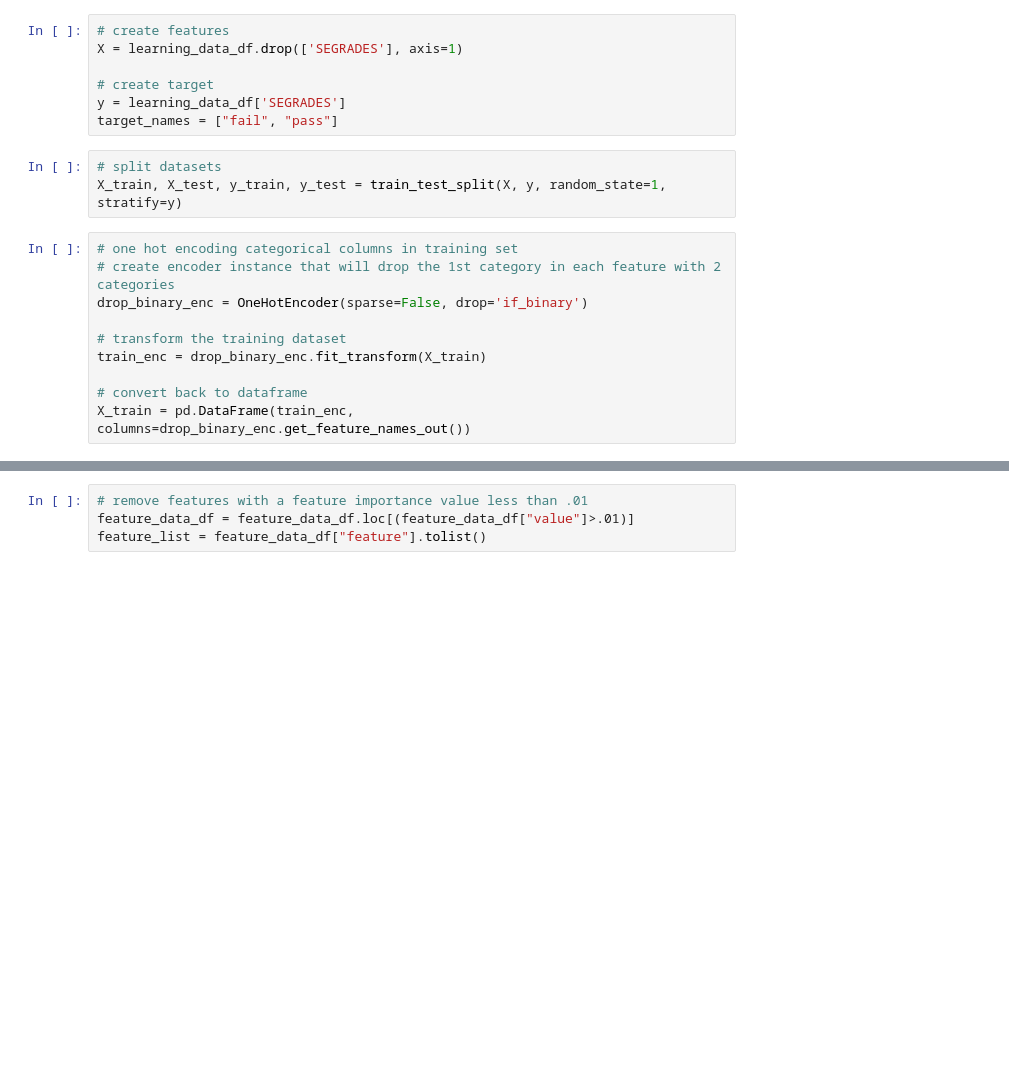
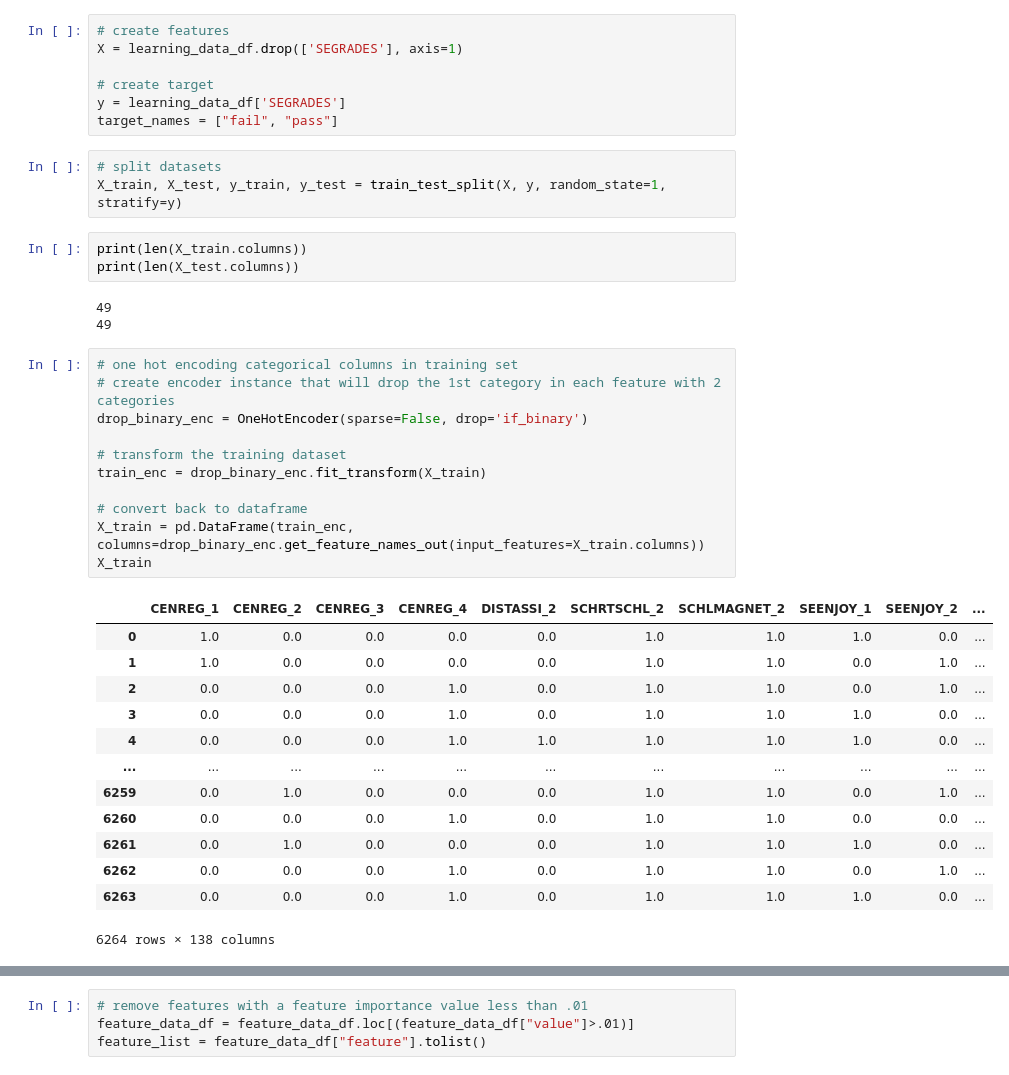
Before and after one commit to agmeadows/Student_Success_Analysis, a Jupyter notebook: Optimize/Bag_and_Boost_trials-Copy1.ipynb, the cells around one changed output, grey strips where cells are left out. Saved outputs shown, nothing was run; the diff lists cells and outputs as text; blank space fills up the shorter version.

```diff
--- a/Optimize/Bag_and_Boost_trials-Copy1.ipynb
+++ b/Optimize/Bag_and_Boost_trials-Copy1.ipynb
@@ -90,14 +90,35 @@ target_names = ["fail", "pass"]
 # %%
 # split datasets
 X_train, X_test, y_train, y_test = train_test_split(X, y, random_state=1, stratify=y)
+# %%
+print(len(X_train.columns))
+print(len(X_test.columns))
+# %% [output]
+49
+49
 # %%
 # one hot encoding categorical columns in training set
 # create encoder instance that will drop the 1st category in each feature with 2 categories
 drop_binary_enc = OneHotEncoder(sparse=False, drop='if_binary')
 
 # transform the training dataset
 train_enc = drop_binary_enc.fit_transform(X_train)
 
 # convert back to dataframe
-X_train = pd.DataFrame(train_enc, columns=drop_binary_enc.get_feature_names_out())
+X_train = pd.DataFrame(train_enc, columns=drop_binary_enc.get_feature_names_out(input_features=X_train.columns))
+X_train
+# %% [output]
+|  | CENREG_1 | CENREG_2 | CENREG_3 | CENREG_4 | DISTASSI_2 | SCHRTSCHL_2 | SCHLMAGNET_2 | SEENJOY_1 | SEENJOY_2 | ... |
+| 0 | 1.0 | 0.0 | 0.0 | 0.0 | 0.0 | 1.0 | 1.0 | 1.0 | 0.0 | ... |
+| 1 | 1.0 | 0.0 | 0.0 | 0.0 | 0.0 | 1.0 | 1.0 | 0.0 | 1.0 | ... |
+| 2 | 0.0 | 0.0 | 0.0 | 1.0 | 0.0 | 1.0 | 1.0 | 0.0 | 1.0 | ... |
+| 3 | 0.0 | 0.0 | 0.0 | 1.0 | 0.0 | 1.0 | 1.0 | 1.0 | 0.0 | ... |
+| 4 | 0.0 | 0.0 | 0.0 | 1.0 | 1.0 | 1.0 | 1.0 | 1.0 | 0.0 | ... |
+| ... | ... | ... | ... | ... | ... | ... | ... | ... | ... | ... |
+| 6259 | 0.0 | 1.0 | 0.0 | 0.0 | 0.0 | 1.0 | 1.0 | 0.0 | 1.0 | ... |
+| 6260 | 0.0 | 0.0 | 0.0 | 1.0 | 0.0 | 1.0 | 1.0 | 0.0 | 0.0 | ... |
+| 6261 | 0.0 | 1.0 | 0.0 | 0.0 | 0.0 | 1.0 | 1.0 | 1.0 | 0.0 | ... |
+| 6262 | 0.0 | 0.0 | 0.0 | 1.0 | 0.0 | 1.0 | 1.0 | 0.0 | 1.0 | ... |
+| 6263 | 0.0 | 0.0 | 0.0 | 1.0 | 0.0 | 1.0 | 1.0 | 1.0 | 0.0 | ... |
+6264 rows × 138 columns
 # %%
```
Also changed, not shown: parts of 18 cells of this notebook, 1 other file.
